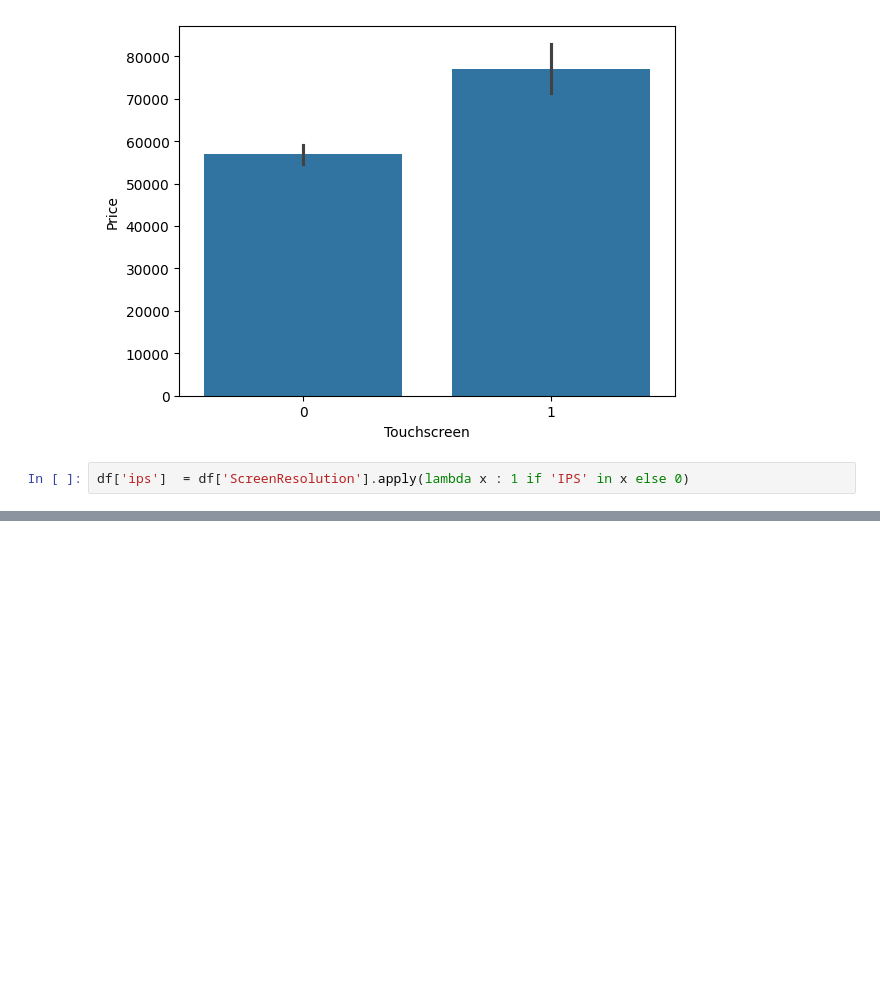
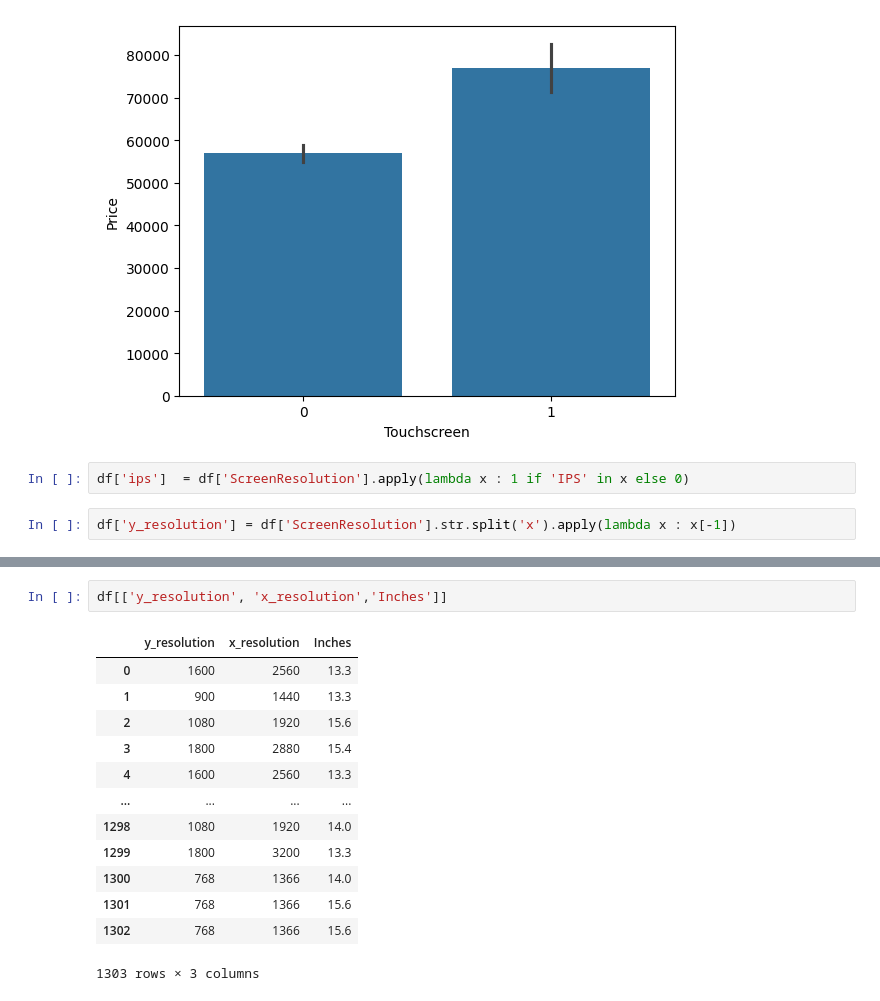
Before and after one commit to saaaaaaaaaaaaaad56/laptop_price-predictor, a Jupyter notebook: .ipynb, the cells around one changed output, grey strips where cells are left out. Drawn from its saved outputs; the diff is of its cells as text; blank space fills up the shorter version.

```diff
--- a/.ipynb
+++ b/.ipynb
@@ -125,3 +125,5 @@ sns.barplot(x=df['Touchscreen'],y=df['Price'],estimator ='mean' )
 [figure]
 # %%
 df['ips']  = df['ScreenResolution'].apply(lambda x : 1 if 'IPS' in x else 0)
+# %%
+df['y_resolution'] = df['ScreenResolution'].str.split('x').apply(lambda x : x[-1])
@@ -132,0 +159,16 @@ df.head(1)
+# %%
+df[['y_resolution', 'x_resolution','Inches']]
+# %% [output]
+|  | y_resolution | x_resolution | Inches |
+| 0 | 1600 | 2560 | 13.3 |
+| 1 | 900 | 1440 | 13.3 |
+| 2 | 1080 | 1920 | 15.6 |
+| 3 | 1800 | 2880 | 15.4 |
+| 4 | 1600 | 2560 | 13.3 |
+| ... | ... | ... | ... |
+| 1298 | 1080 | 1920 | 14.0 |
+| 1299 | 1800 | 3200 | 13.3 |
+| 1300 | 768 | 1366 | 14.0 |
+| 1301 | 768 | 1366 | 15.6 |
+| 1302 | 768 | 1366 | 15.6 |
+1303 rows × 3 columns
```
Also changed, not shown: parts of 10 cells of this notebook.
